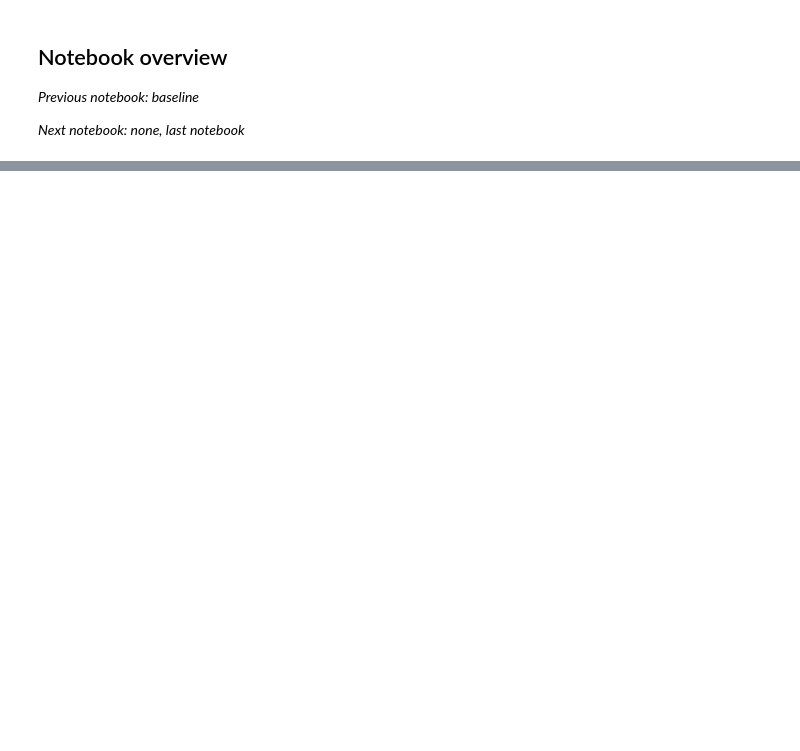
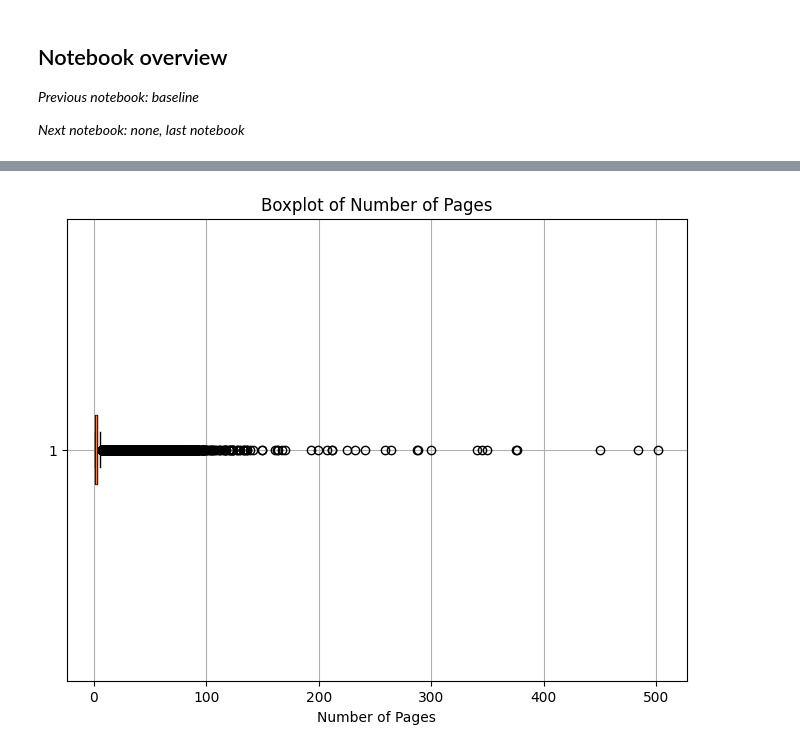
Before and after one commit to Amsterdam-Internships/document-classification-using-large-language-models, a Jupyter notebook: notebooks/9plot.ipynb, the cells around one changed output, grey strips where cells are left out. Saved outputs shown, nothing was run; the diff lists cells and outputs as text; code cells hidden in the pictures; blank space fills up the shorter version.

```diff
--- a/notebooks/9plot.ipynb
+++ b/notebooks/9plot.ipynb
@@ -31,0 +49,12 @@ import pandas as pd
+# %%
+import matplotlib.pyplot as plt
+
+# Assuming txtfiles is your DataFrame and num_pages is the column you want to plot
+plt.figure(figsize=(8, 6))  # Adjust figure size if needed
+plt.boxplot(txtfiles['num_pages'], vert=False, patch_artist=True)
+plt.xlabel('Number of Pages')
+plt.title('Boxplot of Number of Pages')
+plt.grid(True)
+plt.show()
+# %% [output]
+[figure, added]
```
Also changed, not shown: parts of 18 cells of this notebook, 24 other files.
